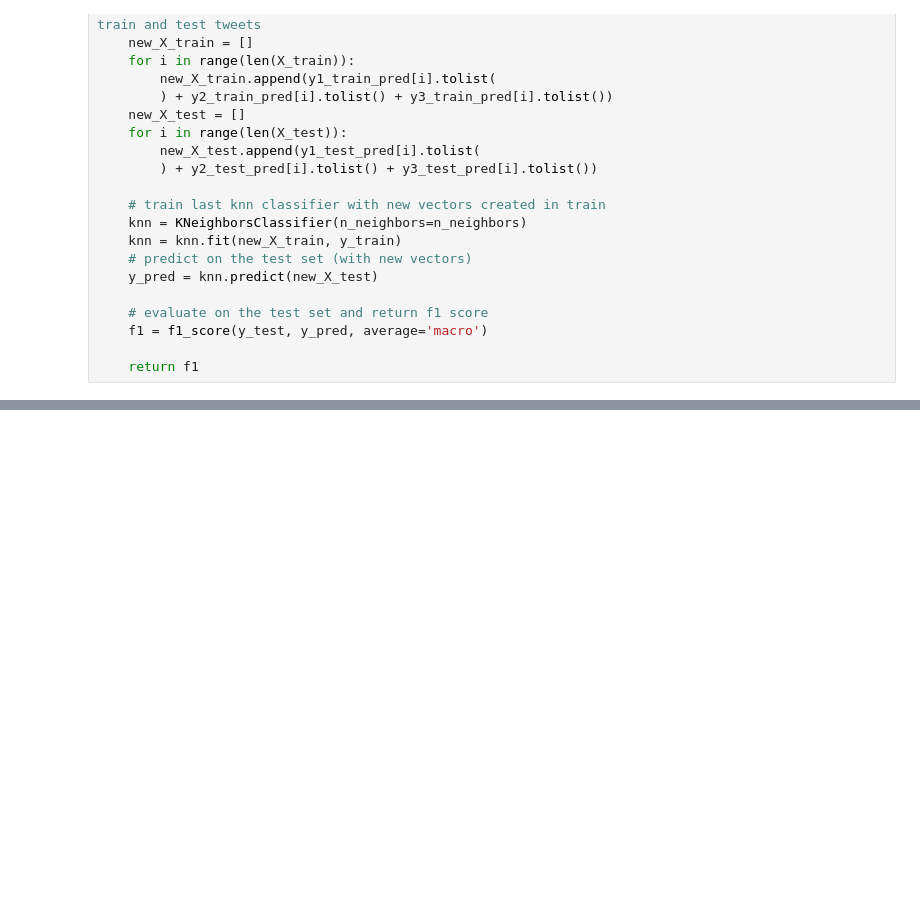
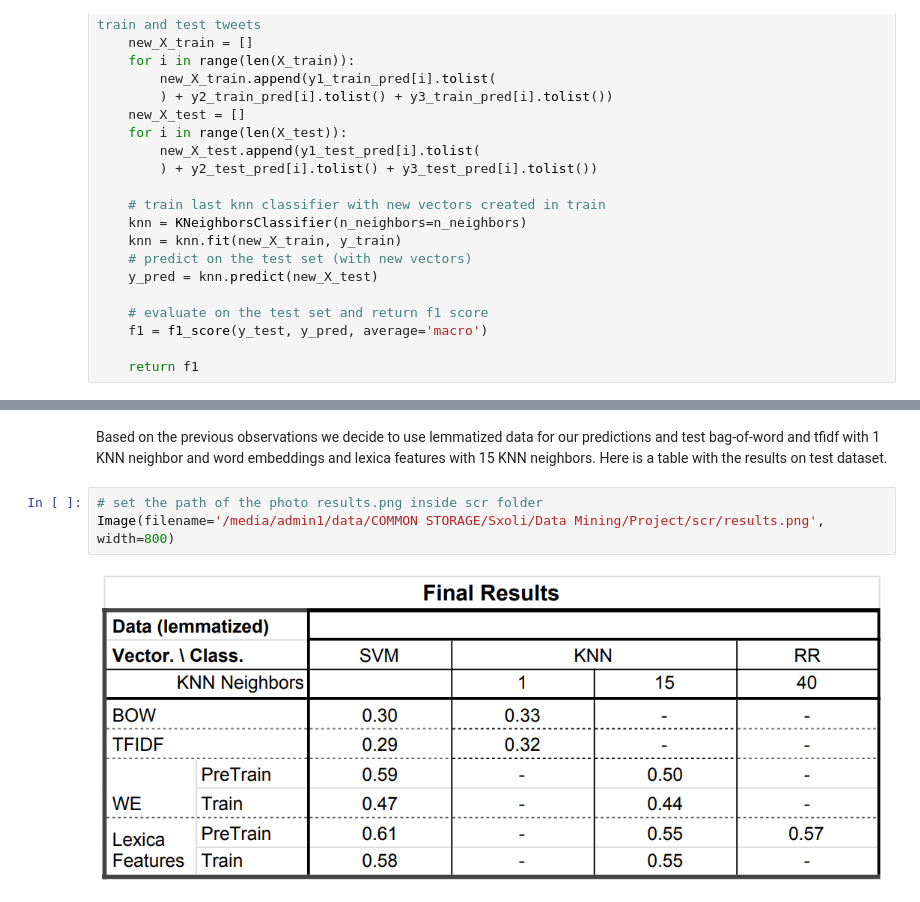
Before and after one commit to KonstantinaStoikou/Twitter-Sentiment-Analysis, a Jupyter notebook: TwitterSentimentAnalysis.ipynb, the cells around one changed output, grey strips where cells are left out. Cells and saved outputs as stored; diff of their text form; blank space fills up the shorter version.

```diff
--- a/TwitterSentimentAnalysis.ipynb
+++ b/TwitterSentimentAnalysis.ipynb
@@ -826,0 +872,7 @@ def RoundRobin(X_train, y_train, X_test, y_test, n_neighbors):
+# %% [markdown]
+Based on the previous observations we decide to use lemmatized data for our predictions and test bag-of-word and tfidf with 1 KNN neighbor and word embeddings and lexica features with 15 KNN neighbors. Here is a table with the results on test dataset.
+# %%
+# set the path of the photo results.png inside scr folder
+Image(filename='/media/admin1/data/COMMON STORAGE/Sxoli/Data Mining/Project/scr/results.png', width=800)
+# %% [output]
+[figure, added]
```
Also changed, not shown: parts of 21 cells of this notebook.
